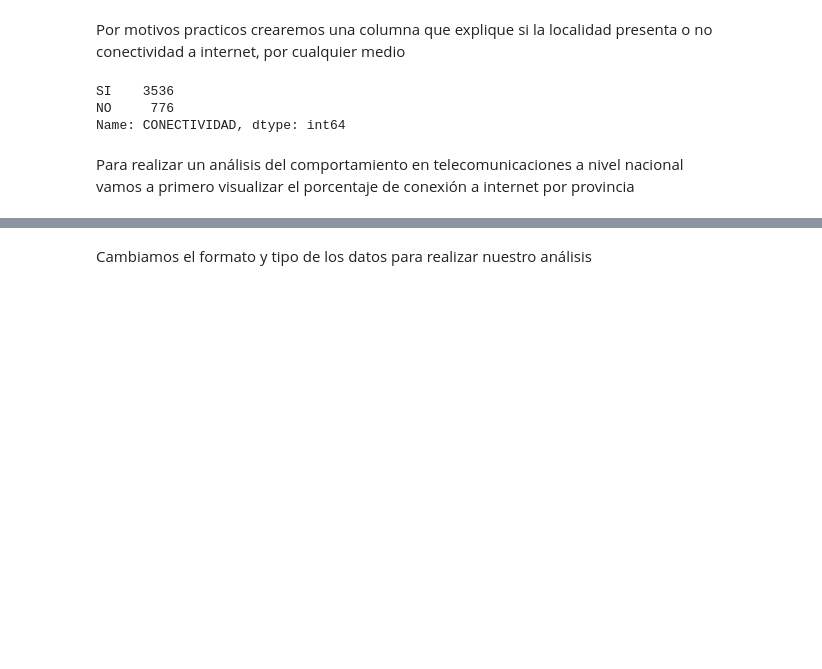
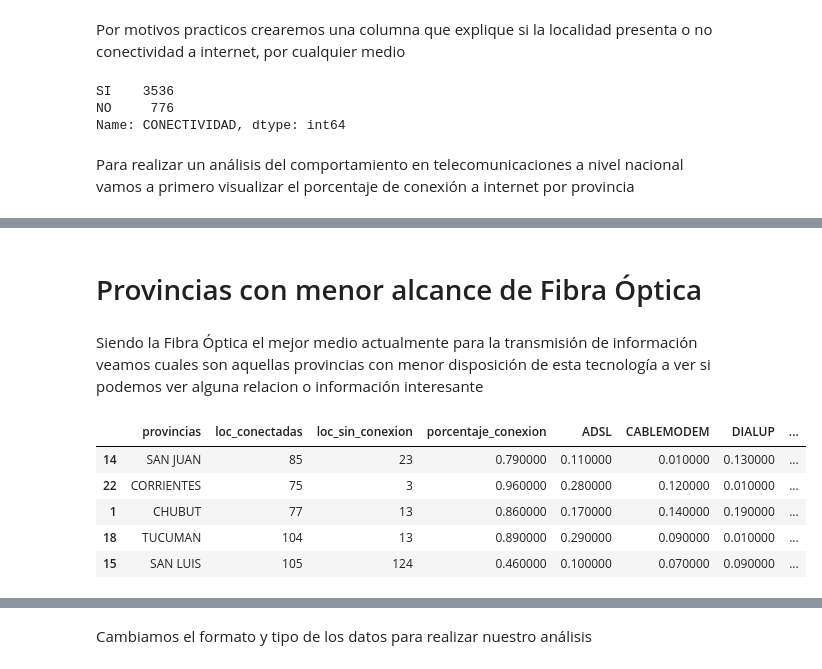
Before and after one commit to whipped-coffee/Telecommunication-Data-Analytics-Project, a Jupyter notebook: EDA.ipynb, the cells around one changed output, grey strips where cells are left out. Drawn from its saved outputs; the diff is of its cells as text; code cells hidden in the pictures; blank space fills up the shorter version.

```diff
--- a/EDA.ipynb
+++ b/EDA.ipynb
@@ -178,0 +175,13 @@ Un factor que puede ser indicativo de la baja conectividad a nivel provincial pu
+# %% [markdown]
+# Provincias con menor alcance de Fibra Óptica
+# %% [markdown]
+Siendo la Fibra Óptica el mejor medio actualmente para la transmisión de información veamos cuales son aquellas provincias con menor disposición de esta tecnología a ver si podemos ver alguna relacion o información interesante
+# %%
+prov_data.sort_values('FIBRAOPTICA', ascending=True).head(5)
+# %% [output]
+|  | provincias | loc_conectadas | loc_sin_conexion | porcentaje_conexion | ADSL | CABLEMODEM | DIALUP | ... |
+| 14 | SAN JUAN | 85 | 23 | 0.790000 | 0.110000 | 0.010000 | 0.130000 | ... |
+| 22 | CORRIENTES | 75 | 3 | 0.960000 | 0.280000 | 0.120000 | 0.010000 | ... |
+| 1 | CHUBUT | 77 | 13 | 0.860000 | 0.170000 | 0.140000 | 0.190000 | ... |
+| 18 | TUCUMAN | 104 | 13 | 0.890000 | 0.290000 | 0.090000 | 0.010000 | ... |
+| 15 | SAN LUIS | 105 | 124 | 0.460000 | 0.100000 | 0.070000 | 0.090000 | ... |
```
Also changed, not shown: parts of 42 cells of this notebook.
